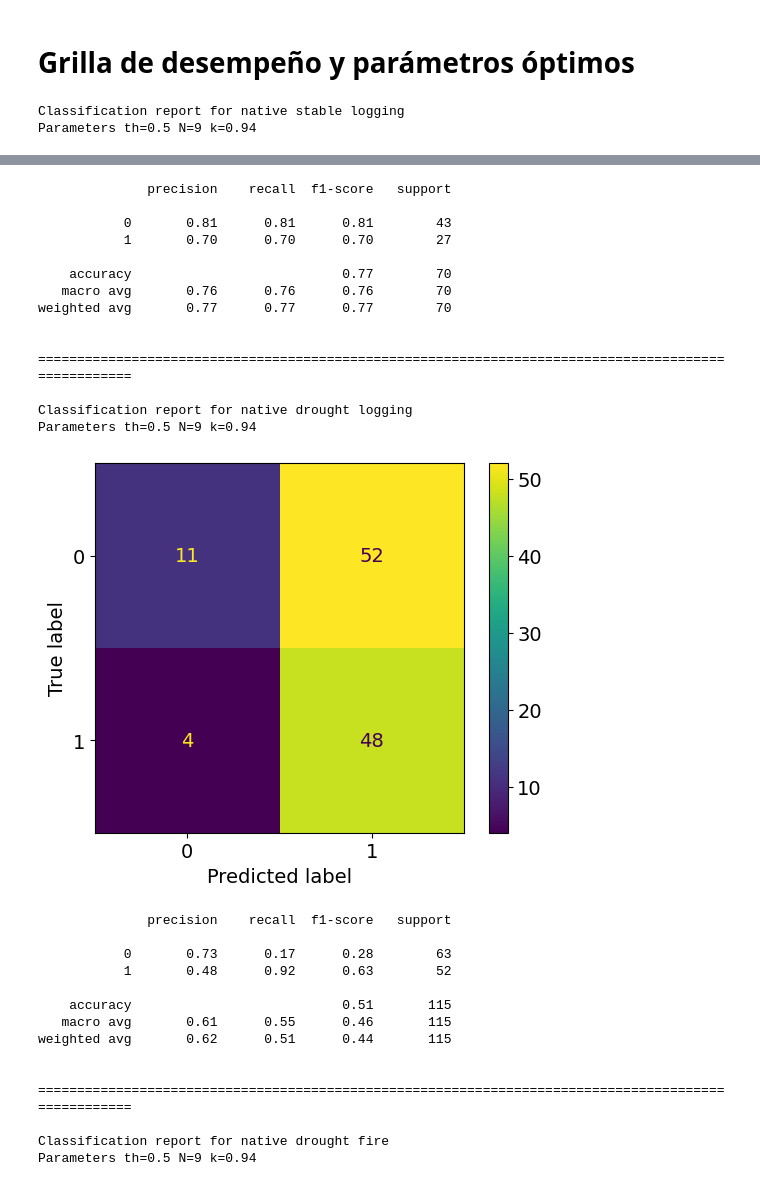
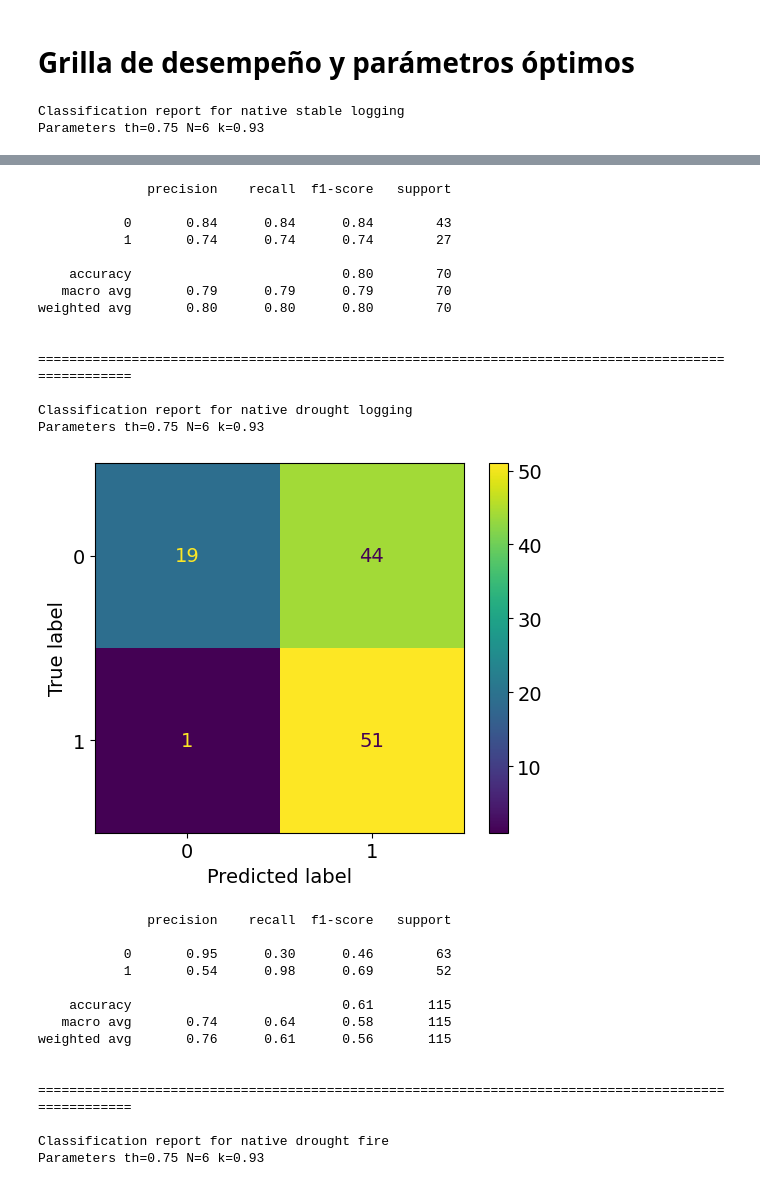
Before and after one commit to tcouso/esn-change-detection, a Jupyter notebook: notebooks/results/1.0-tcouso-detection-results.ipynb, the cells around one changed output, grey strips where cells are left out. Cells and saved outputs as stored; diff of their text form; code cells hidden in the pictures.

```diff
--- a/notebooks/results/1.0-tcouso-detection-results.ipynb
+++ b/notebooks/results/1.0-tcouso-detection-results.ipynb
@@ -131,7 +129,7 @@ for triad_index, triad in enumerated_product(th_values, N_values, k_values):
     th, N, k = triad
     th_index, N_index, k_index = triad_index
 
-    filename = f"predictions_N={N}_k={k}_th={th}.csv"
+    filename = f"predictions_N={N}_k={k}_th={th}_{selected_band}.csv"
 
     poly_pred_path = paths.data_processed_dir("poly_predictions", filename)
     poly_pred = pd.read_csv(poly_pred_path, index_col="ID")
@@ -202,7 +200,7 @@ th = th_values[max_global_f1_th_index]
 N = N_values[max_global_f1_N_index]
 k = k_values[max_global_f1_k_index]
 
-native_veg_filename = f"predictions_N={N}_k={k}_th={th}.csv"
+native_veg_filename = f"predictions_N={N}_k={k}_th={th}_{selected_band}.csv"
 native_veg_poly_pred_path = paths.data_processed_dir(
     "poly_predictions", native_veg_filename)
 native_veg_poly_pred = pd.read_csv(native_veg_poly_pred_path, index_col="ID")
@@ -301,7 +295,7 @@ for veg_type, stable_type, change_type in product(veg_types, stable_types, chang
     N = N_values[max_global_f1_N_index]
     k = k_values[max_global_f1_k_index]
 
-    filename = f"predictions_N={N}_k={k}_th={th}.csv"
+    filename = f"predictions_N={N}_k={k}_th={th}_{selected_band}.csv"
     poly_pred_path = paths.data_processed_dir("poly_predictions", filename)
 
     poly_pred = pd.read_csv(poly_pred_path, index_col="ID")
@@ -333,4 +327,4 @@ for veg_type, stable_type, change_type in product(veg_types, stable_types, chang
     print("\n" + "="*100 + "\n")
 # %% [output]
 Classification report for native stable logging
-Parameters th=0.5 N=9 k=0.94
+Parameters th=0.75 N=6 k=0.93
@@ -353,29 +347,29 @@ Parameters th=0.5 N=9 k=0.94
               precision    recall  f1-score   support
 
-           0       0.81      0.81      0.81        43
-           1       0.70      0.70      0.70        27
+           0       0.84      0.84      0.84        43
+           1       0.74      0.74      0.74        27
 
-    accuracy                           0.77        70
-   macro avg       0.76      0.76      0.76        70
-weighted avg       0.77      0.77      0.77        70
+    accuracy                           0.80        70
+   macro avg       0.79      0.79      0.79        70
+weighted avg       0.80      0.80      0.80        70
 
 
 ====================================================================================================
 
 Classification report for native drought logging
-Parameters th=0.5 N=9 k=0.94
+Parameters th=0.75 N=6 k=0.93
-[figure, old version]
+[figure, new version]
               precision    recall  f1-score   support
 
-           0       0.73      0.17      0.28        63
-           1       0.48      0.92      0.63        52
+           0       0.95      0.30      0.46        63
+           1       0.54      0.98      0.69        52
 
-    accuracy                           0.51       115
-   macro avg       0.61      0.55      0.46       115
-weighted avg       0.62      0.51      0.44       115
+    accuracy                           0.61       115
+   macro avg       0.74      0.64      0.58       115
+weighted avg       0.76      0.61      0.56       115
 
 
 ====================================================================================================
 
 Classification report for native drought fire
-Parameters th=0.5 N=9 k=0.94
+Parameters th=0.75 N=6 k=0.93
```
Also changed, not shown: parts of 9 cells of this notebook, 31 other files.
